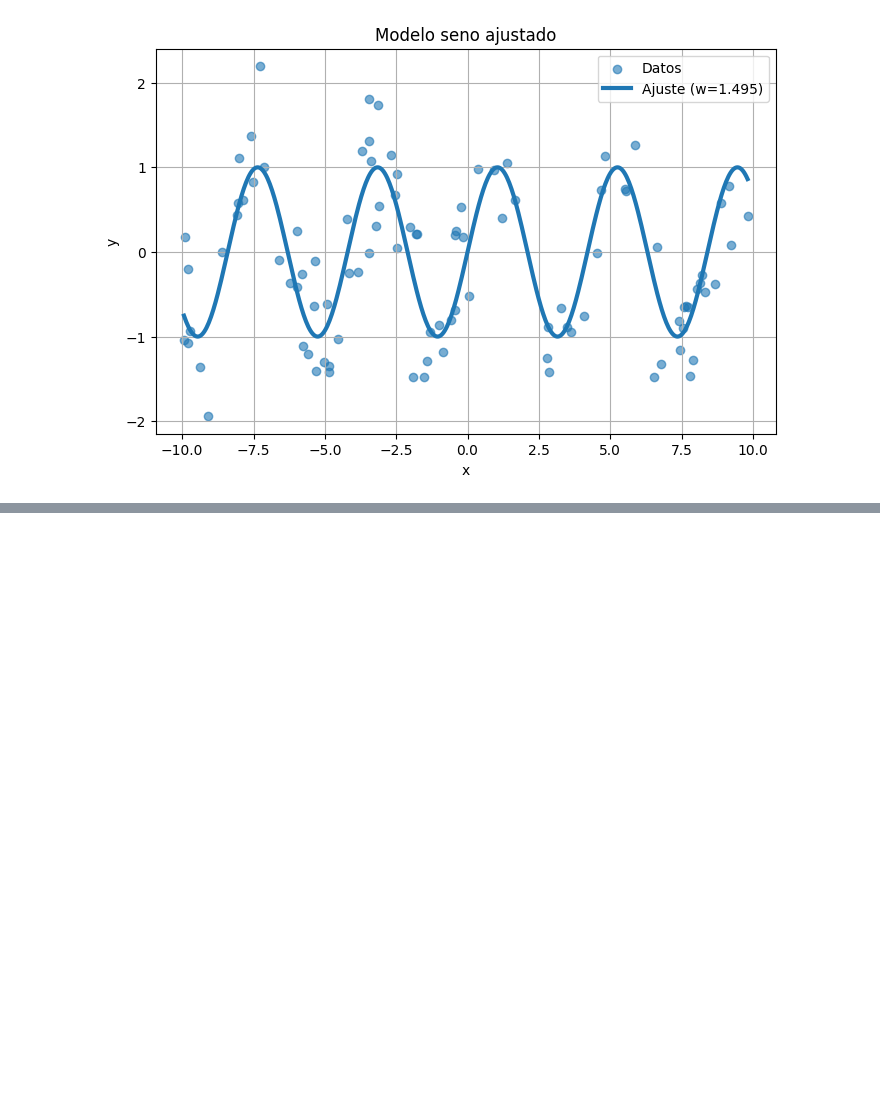
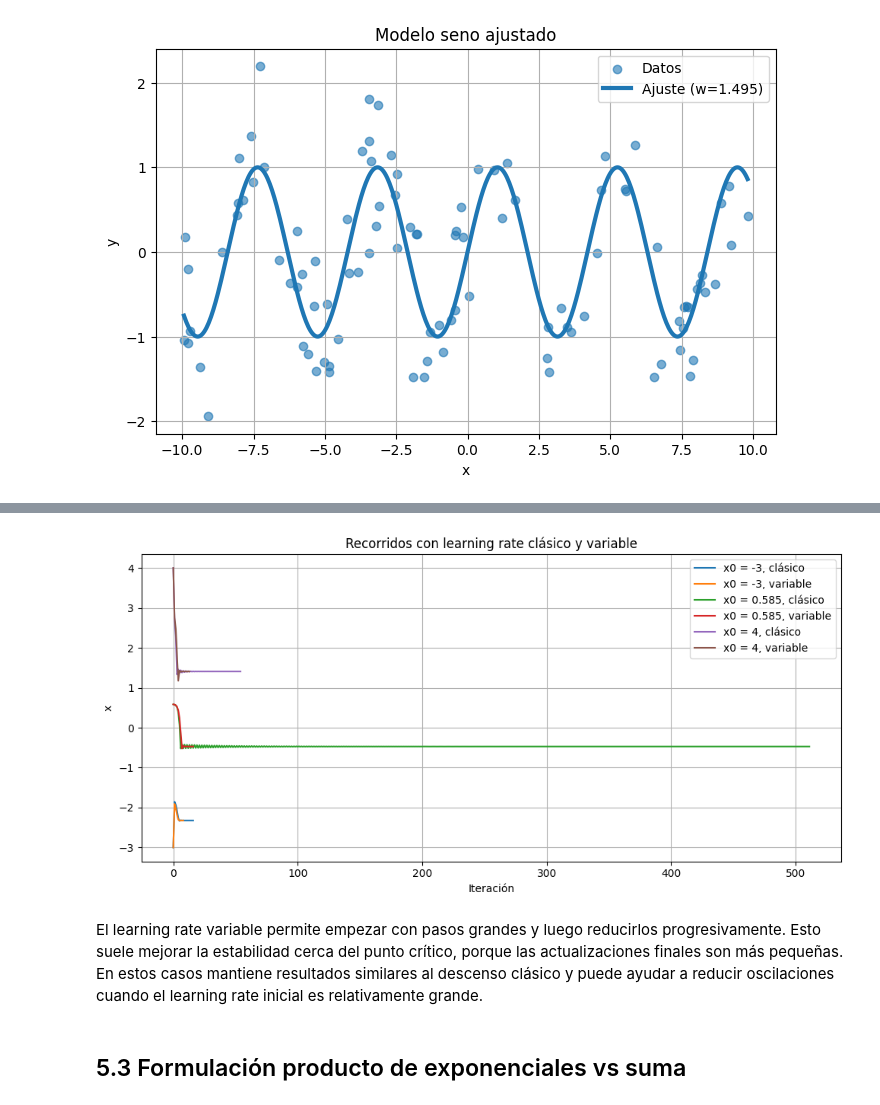
Before and after one commit to ClaraPlateiro/Optimizacion-Numerica-en-una-dimension, a Jupyter notebook: project.ipynb, the cells around one changed output, grey strips where cells are left out. Cells and saved outputs as stored; diff of their text form; code cells hidden in the pictures; blank space fills up the shorter version.

```diff
--- a/project.ipynb
+++ b/project.ipynb
@@ -106,7 +255,7 @@ for i, f in enumerate(functions):
         # métodos
         method = methods[j]
         params = parameters[j]
-        res, step = method(f, **params)
+        res, step, _ = method(f, **params)
 
         # graficas
         ax.plot(lp, np.array(list(map(lambda v: f.eval(v), lp))))
@@ -399,0 +825,20 @@ plt.show()
+# %%
+# Recorridos de las aproximaciones para learning rate clásico y variable
+plt.figure(figsize=(10, 5))
+
+for (x0, metodo), history in historias_lr.items():
+    plt.plot(history, label=f"x0 = {x0}, {metodo}")
+
+plt.xlabel("Iteración")
+plt.ylabel("x")
+plt.title("Recorridos con learning rate clásico y variable")
+plt.legend()
+plt.grid(True)
+plt.tight_layout()
+plt.show()
+# %% [output]
+[figure, added]
+# %% [markdown]
+El learning rate variable permite empezar con pasos grandes y luego reducirlos progresivamente. Esto suele mejorar la estabilidad cerca del punto crítico, porque las actualizaciones finales son más pequeñas. En estos casos mantiene resultados similares al descenso clásico y puede ayudar a reducir oscilaciones cuando el learning rate inicial es relativamente grande.
+# %% [markdown]
+## 5.3 Formulación producto de exponenciales vs suma
```
Also changed, not shown: parts of 23 cells of this notebook.
